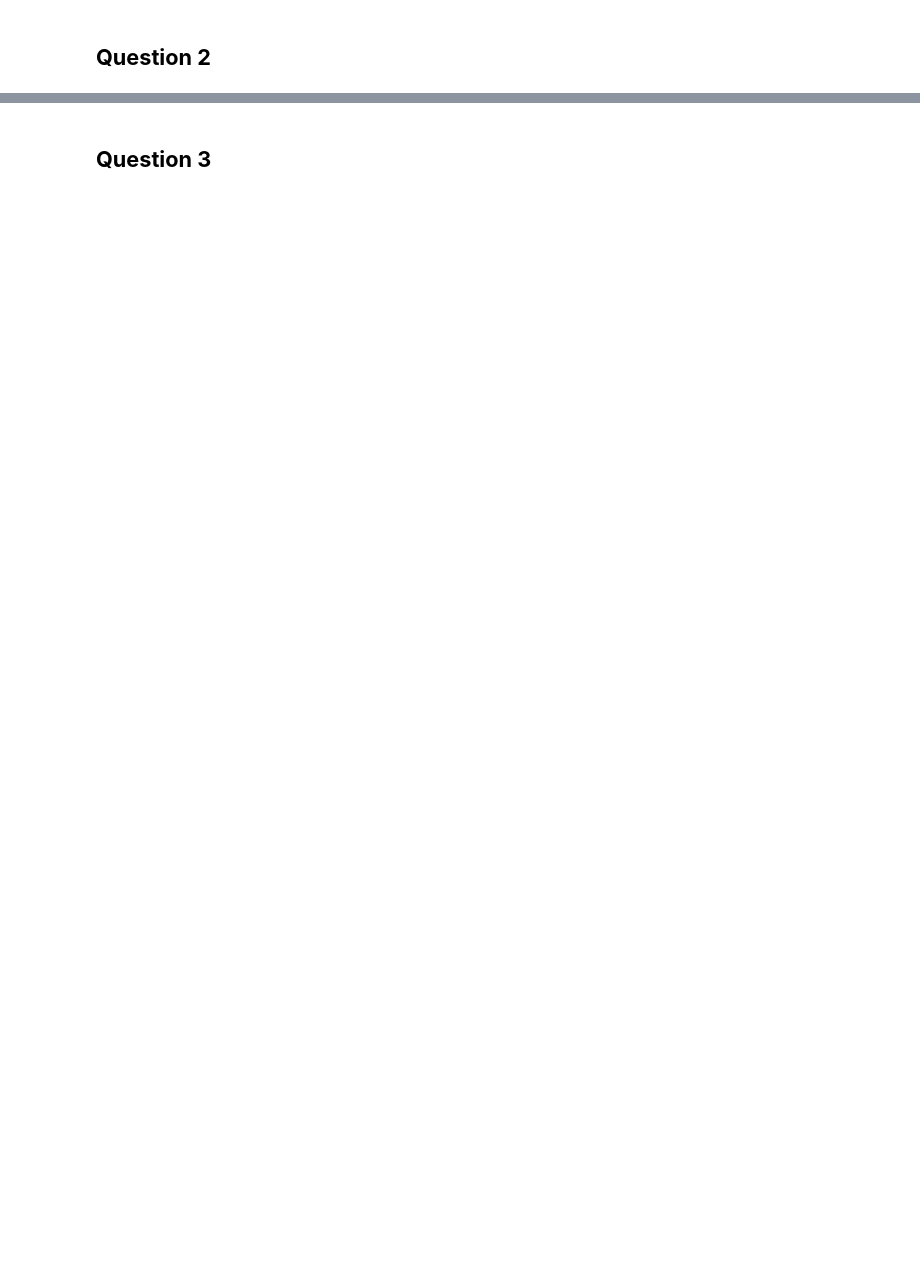
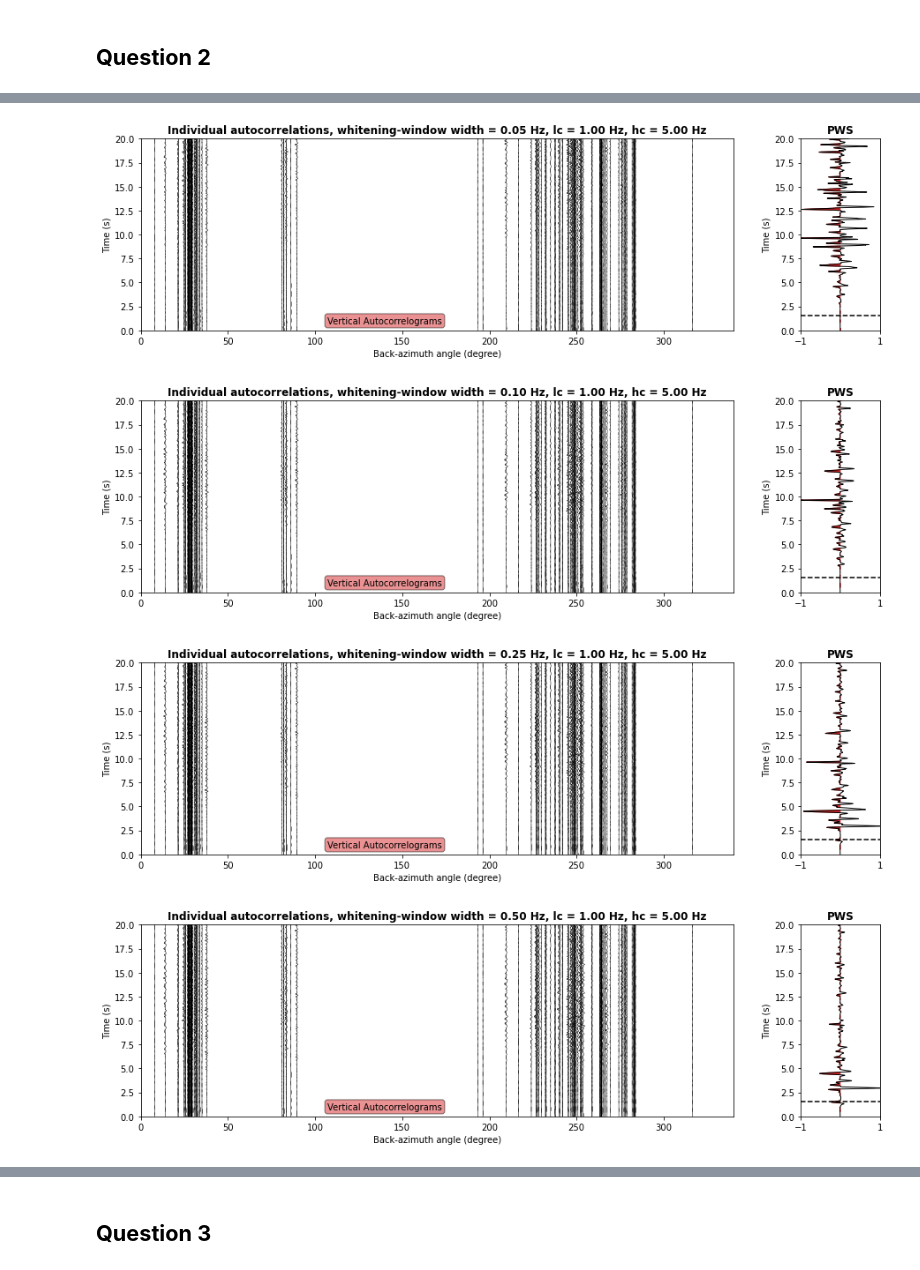
Before and after one commit to x-repos/obs, a Jupyter notebook: thapa/exam/hnguyen.ipynb, the cells around one changed output, grey strips where cells are left out. Drawn from its saved outputs; the diff is of its cells as text; code cells hidden in the pictures; blank space fills up the shorter version.

```diff
--- a/thapa/exam/hnguyen.ipynb
+++ b/thapa/exam/hnguyen.ipynb
@@ -310,0 +166,17 @@ for freq_width in frequency_width:
+# %%
+frequency_width = [0.05, 0.10, 0.25, 0.50, 1.00]
+lc = 1.0
+hc = 5.0
+xlim = [-0.2, 0.2]
+ylim = [0, 20]
+
+for freq_width in frequency_width:
+    process(stz, ylim, 'tab:red', 1.5)
+ylim = [0, 20]
+for freq_width in frequency_width:
+    process(stn, ylim, 'tab:blue', 3.02)
+# %% [output]
+[figure, added]
+[figure, added]
+[figure, added]
+[figure, added]
```
Also changed, not shown: parts of 10 cells of this notebook.
